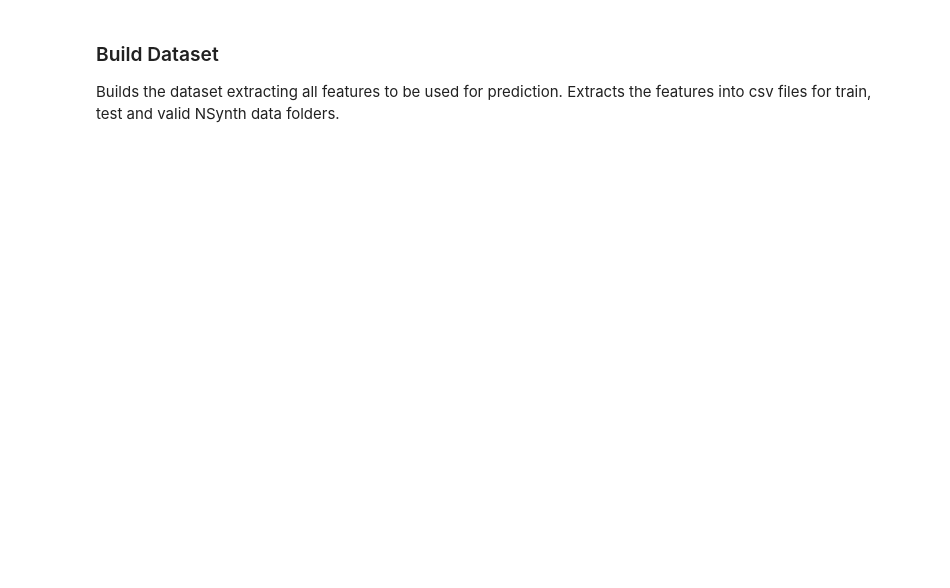
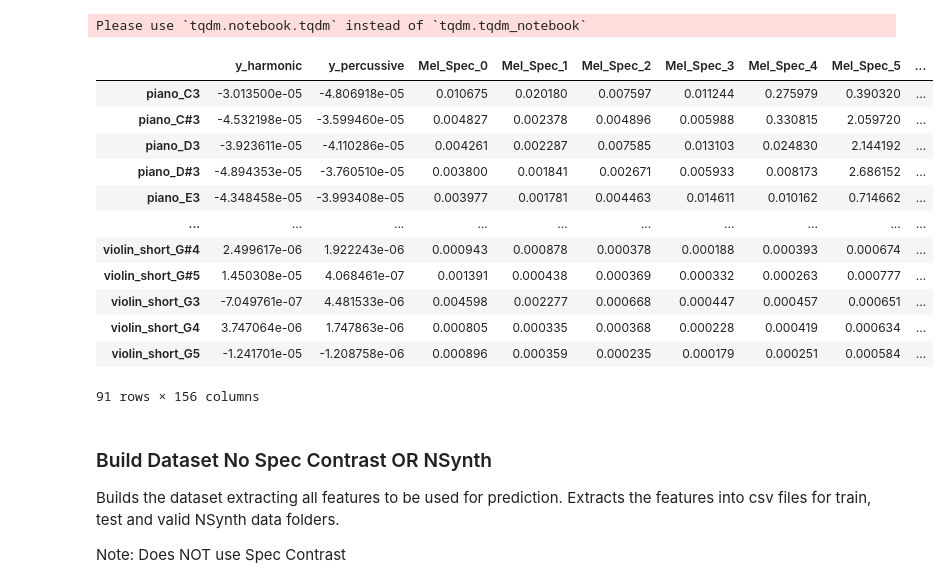
Before and after one commit to AveryCameronUofR/instrument-classification, a Jupyter notebook: BuildDataset.ipynb, the cells around one changed output. Cells and saved outputs as stored; diff of their text form; code cells hidden in the pictures; blank space fills up the shorter version.

```diff
--- a/BuildDataset.ipynb
+++ b/BuildDataset.ipynb
@@ -134,4 +260,27 @@ def get_dataset(data_group, source, class1, class2):#, instrument, source):
+# %%
+# get string members from dataset
+#Valid will be used to train, test for validation and rack for test prediction
+build_dataset_noQualities('nsynth-valid', 'acoustic', 'keyboard','string')
+build_dataset_noQualities('nsynth-test', 'acoustic', 'keyboard','string')
+build_dataset_noQualities('rack', 'acoustic', 'keyboard','string')
+# %% [output]
+Please use `tqdm.notebook.tqdm` instead of `tqdm.tqdm_notebook`
+|  | y_harmonic | y_percussive | Mel_Spec_0 | Mel_Spec_1 | Mel_Spec_2 | Mel_Spec_3 | Mel_Spec_4 | Mel_Spec_5 | ... |
+| piano_C3 | -3.013500e-05 | -4.806918e-05 | 0.010675 | 0.020180 | 0.007597 | 0.011244 | 0.275979 | 0.390320 | ... |
+| piano_C#3 | -4.532198e-05 | -3.599460e-05 | 0.004827 | 0.002378 | 0.004896 | 0.005988 | 0.330815 | 2.059720 | ... |
+| piano_D3 | -3.923611e-05 | -4.110286e-05 | 0.004261 | 0.002287 | 0.007585 | 0.013103 | 0.024830 | 2.144192 | ... |
+| piano_D#3 | -4.894353e-05 | -3.760510e-05 | 0.003800 | 0.001841 | 0.002671 | 0.005933 | 0.008173 | 2.686152 | ... |
+| piano_E3 | -4.348458e-05 | -3.993408e-05 | 0.003977 | 0.001781 | 0.004463 | 0.014611 | 0.010162 | 0.714662 | ... |
+| ... | ... | ... | ... | ... | ... | ... | ... | ... | ... |
+| violin_short_G#4 | 2.499617e-06 | 1.922243e-06 | 0.000943 | 0.000878 | 0.000378 | 0.000188 | 0.000393 | 0.000674 | ... |
+| violin_short_G#5 | 1.450308e-05 | 4.068461e-07 | 0.001391 | 0.000438 | 0.000369 | 0.000332 | 0.000263 | 0.000777 | ... |
+| violin_short_G3 | -7.049761e-07 | 4.481533e-06 | 0.004598 | 0.002277 | 0.000668 | 0.000447 | 0.000457 | 0.000651 | ... |
+| violin_short_G4 | 3.747064e-06 | 1.747863e-06 | 0.000805 | 0.000335 | 0.000368 | 0.000228 | 0.000419 | 0.000634 | ... |
+| violin_short_G5 | -1.241701e-05 | -1.208758e-06 | 0.000896 | 0.000359 | 0.000235 | 0.000179 | 0.000251 | 0.000584 | ... |
+91 rows × 156 columns
 # %% [markdown]
-### Build Dataset
+### Build Dataset No Spec Contrast OR NSynth
 Builds the dataset extracting all features to be used for prediction.
 Extracts the features into csv files for train, test and valid NSynth data folders.
+
+Note: Does NOT use Spec Contrast
```
Also changed, not shown: parts of 9 cells of this notebook.
